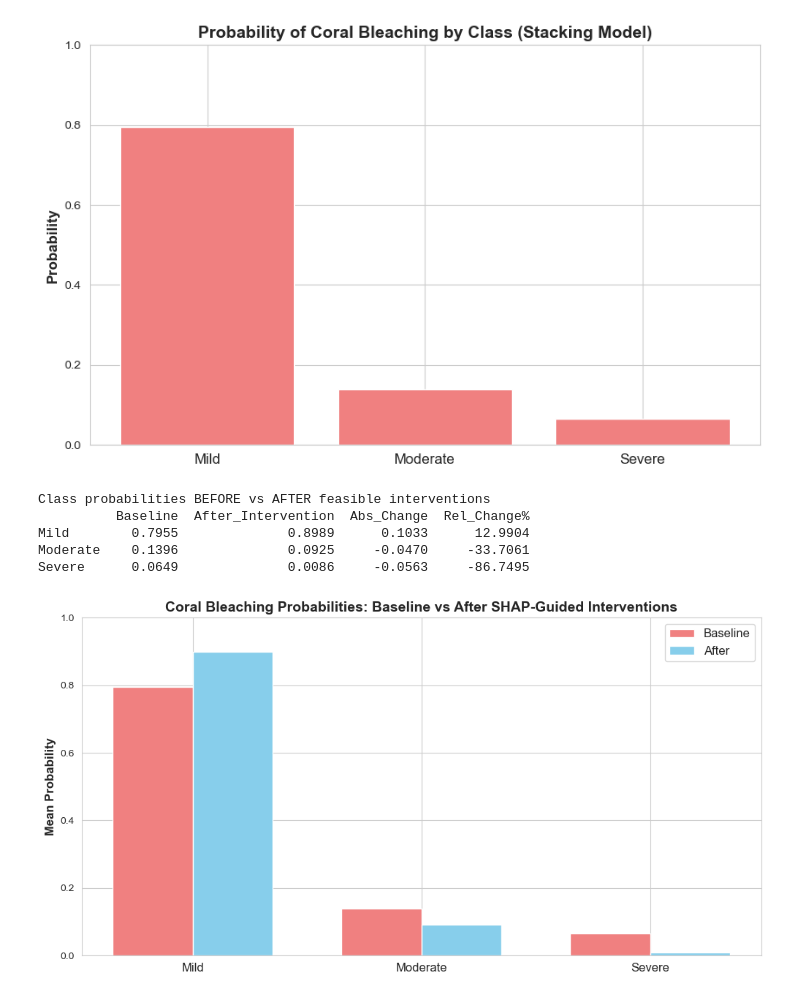
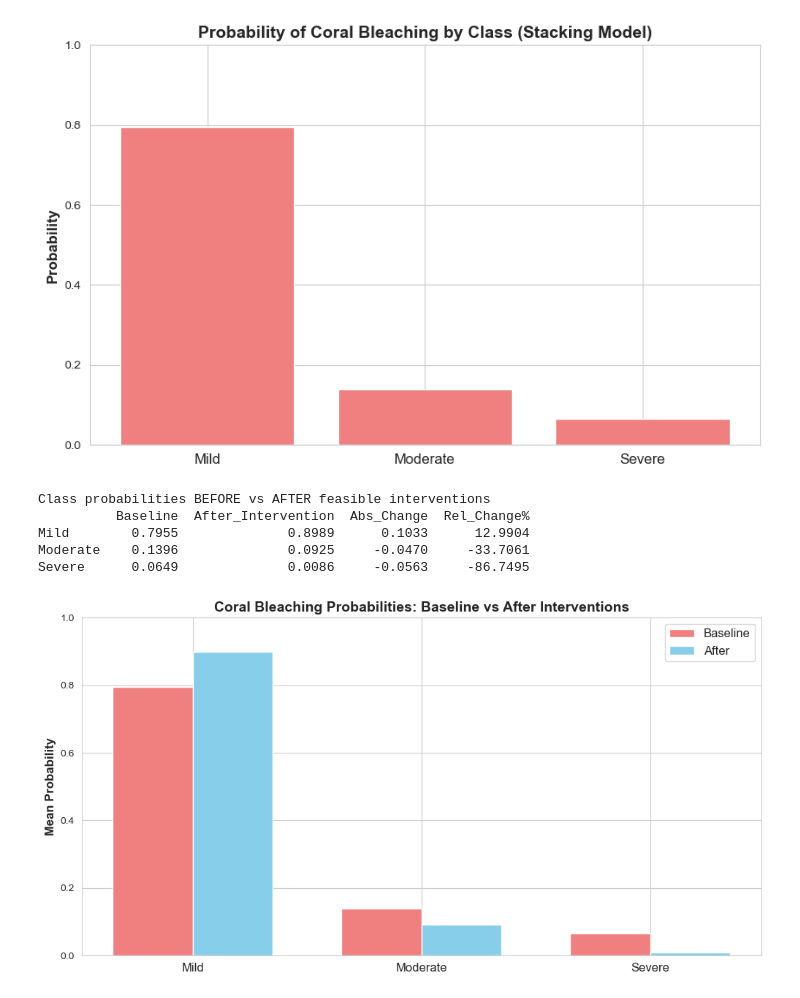
Before and after one commit to pnnhat/Coral-Reef-Bleaching, a Jupyter notebook: Coral Reef Bleaching.ipynb, the cells around one changed output. Saved outputs shown, nothing was run; the diff lists cells and outputs as text; code cells hidden in the pictures.

```diff
--- a/Coral Reef Bleaching.ipynb
+++ b/Coral Reef Bleaching.ipynb
@@ -912,32 +912,32 @@ proba_new_df  = pd.DataFrame(proba_new,  columns=["Mild","Moderate","Severe"])
 
 summary = pd.DataFrame({
     "Baseline": proba_base_df.mean(),
     "After_Intervention": proba_new_df.mean()
 })
 summary["Abs_Change"]  = summary["After_Intervention"] - summary["Baseline"]
 summary["Rel_Change%"] = 100 * summary["Abs_Change"] / summary["Baseline"].replace(0, np.nan)
 
 print("Class probabilities BEFORE vs AFTER feasible interventions")
 print(summary.round(4))
 
 # Visualize before/after
 labels = ["Mild","Moderate","Severe"]
 xpos = np.arange(len(labels))
 width = 0.35
 
 plt.figure(figsize=(12,6))
 plt.bar(xpos - width/2, summary.loc[labels, "Baseline"], width, label="Baseline", color='lightcoral')
 plt.bar(xpos + width/2, summary.loc[labels, "After_Intervention"], width, label="After", color='skyblue')
 plt.xticks(xpos, labels, fontsize=12)
 plt.ylabel("Mean Probability", fontsize=12, fontweight='bold')
-plt.title("Coral Bleaching Probabilities: Baseline vs After SHAP-Guided Interventions", fontsize=14, fontweight='bold')
+plt.title("Coral Bleaching Probabilities: Baseline vs After Interventions", fontsize=14, fontweight='bold')
 plt.ylim(0,1)
 plt.legend(fontsize=12)
 plt.show()
 # %% [output]
 Class probabilities BEFORE vs AFTER feasible interventions
           Baseline  After_Intervention  Abs_Change  Rel_Change%
 Mild        0.7955              0.8989      0.1033      12.9904
 Moderate    0.1396              0.0925     -0.0470     -33.7061
 Severe      0.0649              0.0086     -0.0563     -86.7495
-[figure, old version]
+[figure, new version]
```
Also changed, not shown: parts of 2 cells of this notebook, 2 other files.
